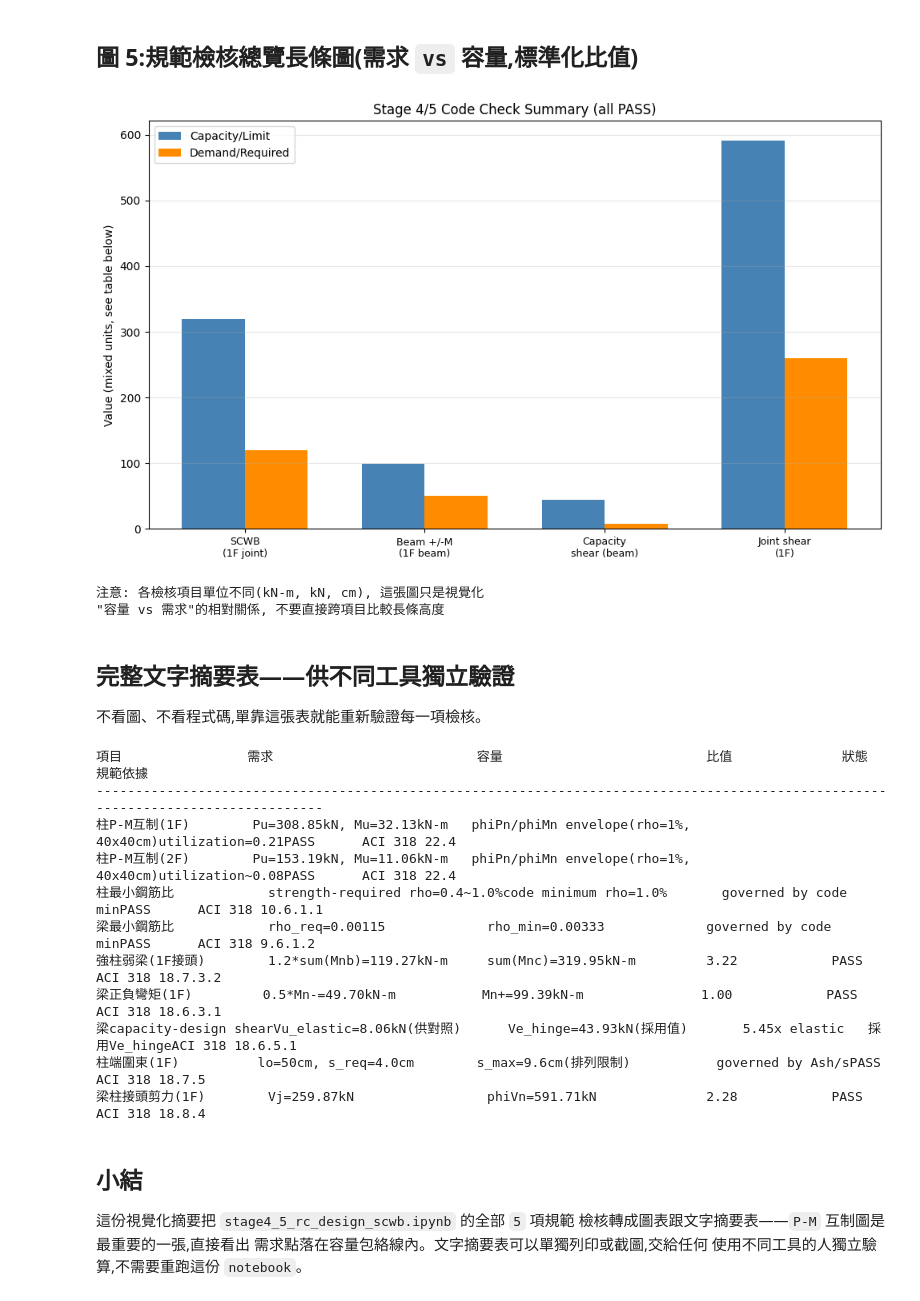
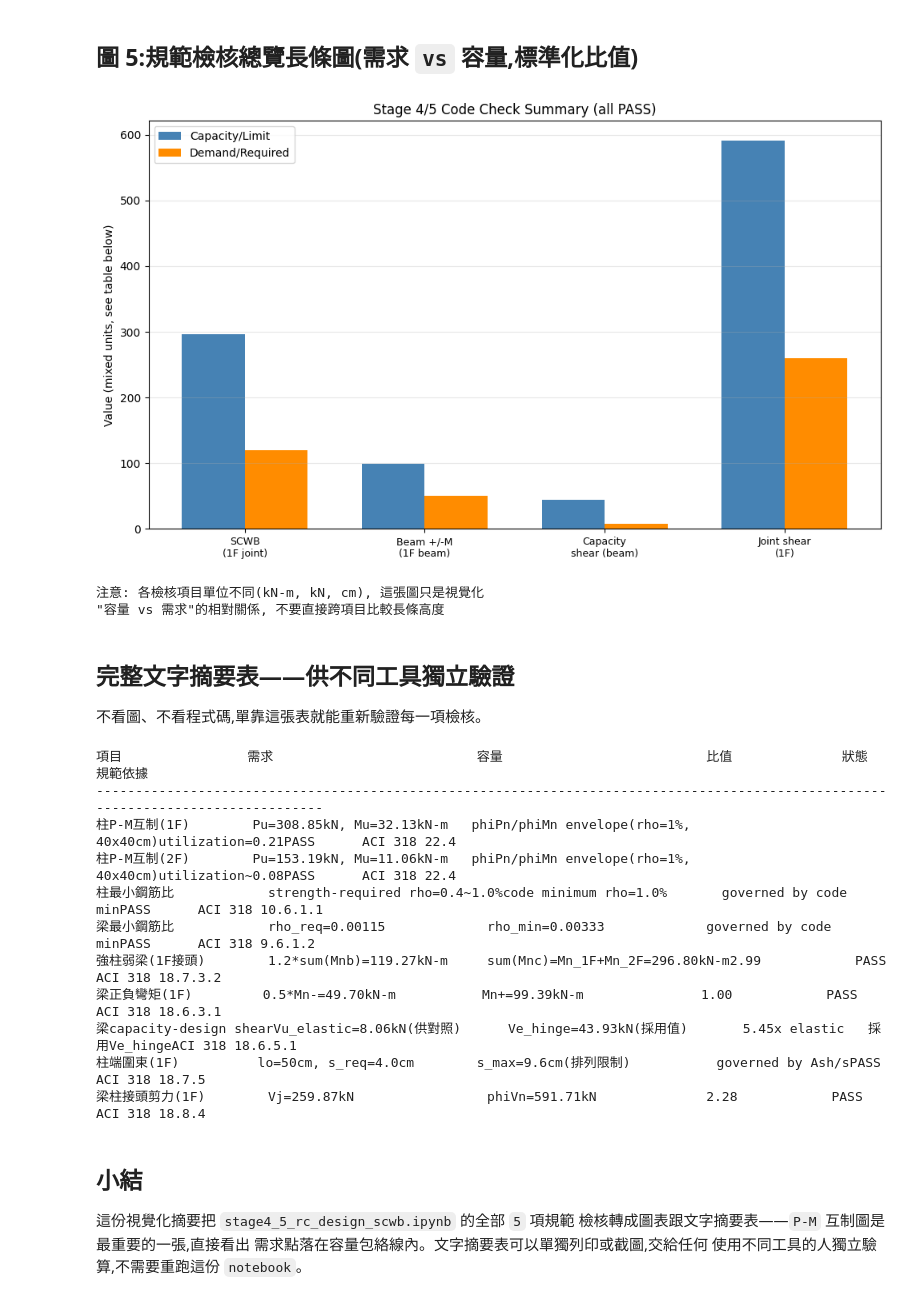
Before and after one commit to zhixiu0223/taiwan-seismic-code-calc, a Jupyter notebook: notebooks/stage4_5_visual_summary.ipynb, the cells around one changed output. Saved outputs shown, nothing was run; the diff lists cells and outputs as text; code cells hidden in the pictures.

```diff
--- a/notebooks/stage4_5_visual_summary.ipynb
+++ b/notebooks/stage4_5_visual_summary.ipynb
@@ -148,35 +155,35 @@ plt.show()
 # 注意: "Column tie spacing"這一項的判定邏輯跟其他四項不同——
 # 不是"capacity>demand才安全", 是"兩個間距限制取較小值當設計值",
 # 混在同一張capacity-vs-demand長條圖裡容易誤導, 這裡故意排除,
 # 另外用文字摘要表呈現
 checks = [
-    ('SCWB\n(1F joint)', 319.95, 119.27, 'sum(Mnc) vs 1.2*sum(Mnb)'),
+    ('SCWB\n(1F joint)', 296.80, 119.27, 'sum(Mnc)=Mn_1F+Mn_2F vs 1.2*sum(Mnb)'),
     ('Beam +/-M\n(1F beam)', 99.39, 49.70, 'Mn+ vs 0.5*Mn-'),
     ('Capacity\nshear (beam)', 43.93, 8.06, 'Ve_hinge vs Vu_elastic\n(showing why elastic underestimates)'),
     ('Joint shear\n(1F)', 591.71, 259.87, 'phiVn vs Vj'),
 ]
 
 fig, ax = plt.subplots(figsize=(10, 6))
 x = np.arange(len(checks))
 width = 0.35
 capacities = [c[1] for c in checks]
 demands = [c[2] for c in checks]
 labels = [c[0] for c in checks]
 
 ax.bar(x-width/2, capacities, width, label='Capacity/Limit', color='steelblue')
 ax.bar(x+width/2, demands, width, label='Demand/Required', color='darkorange')
 ax.set_xticks(x); ax.set_xticklabels(labels, fontsize=9)
 ax.set_ylabel('Value (mixed units, see table below)')
 ax.set_title('Stage 4/5 Code Check Summary (all PASS)')
 ax.legend()
 ax.grid(alpha=0.3, axis='y')
 plt.tight_layout()
 plt.show()
 
 print("注意: 各檢核項目單位不同(kN-m, kN, cm), 這張圖只是視覺化")
 print("\"容量 vs 需求\"的相對關係, 不要直接跨項目比較長條高度")
 # %% [output]
-[figure, old version]
+[figure, new version]
 注意: 各檢核項目單位不同(kN-m, kN, cm), 這張圖只是視覺化
 "容量 vs 需求"的相對關係, 不要直接跨項目比較長條高度
 # %% [markdown]
@@ -195,7 +202,7 @@ summary = [
     dict(item='梁最小鋼筋比', demand='rho_req=0.00115',
          capacity='rho_min=0.00333', ratio='governed by code min', status='PASS', ref='ACI 318 9.6.1.2'),
     dict(item='強柱弱梁(1F接頭)', demand='1.2*sum(Mnb)=119.27kN-m',
-         capacity='sum(Mnc)=319.95kN-m', ratio='3.22', status='PASS', ref='ACI 318 18.7.3.2'),
+         capacity='sum(Mnc)=Mn_1F+Mn_2F=296.80kN-m', ratio='2.99', status='PASS', ref='ACI 318 18.7.3.2'),
     dict(item='梁正負彎矩(1F)', demand='0.5*Mn-=49.70kN-m',
          capacity='Mn+=99.39kN-m', ratio='1.00', status='PASS', ref='ACI 318 18.6.3.1'),
     dict(item='梁capacity-design shear', demand='Vu_elastic=8.06kN(供對照)',
@@ -217,7 +224,7 @@ for s in summary:
 柱P-M互制(2F)        Pu=153.19kN, Mu=11.06kN-m   phiPn/phiMn envelope(rho=1%, 40x40cm)utilization~0.08PASS      ACI 318 22.4
 柱最小鋼筋比            strength-required rho=0.4~1.0%code minimum rho=1.0%       governed by code minPASS      ACI 318 10.6.1.1
 梁最小鋼筋比            rho_req=0.00115             rho_min=0.00333             governed by code minPASS      ACI 318 9.6.1.2
-強柱弱梁(1F接頭)        1.2*sum(Mnb)=119.27kN-m     sum(Mnc)=319.95kN-m         3.22            PASS      ACI 318 18.7.3.2
+強柱弱梁(1F接頭)        1.2*sum(Mnb)=119.27kN-m     sum(Mnc)=Mn_1F+Mn_2F=296.80kN-m2.99            PASS      ACI 318 18.7.3.2
 梁正負彎矩(1F)         0.5*Mn-=49.70kN-m           Mn+=99.39kN-m               1.00            PASS      ACI 318 18.6.3.1
 梁capacity-design shearVu_elastic=8.06kN(供對照)      Ve_hinge=43.93kN(採用值)       5.45x elastic   採用Ve_hingeACI 318 18.6.5.1
 柱端圍束(1F)          lo=50cm, s_req=4.0cm        s_max=9.6cm(排列限制)           governed by Ash/sPASS      ACI 318 18.7.5
```
Also changed, not shown: parts of 1 cell of this notebook, 1 other file.
